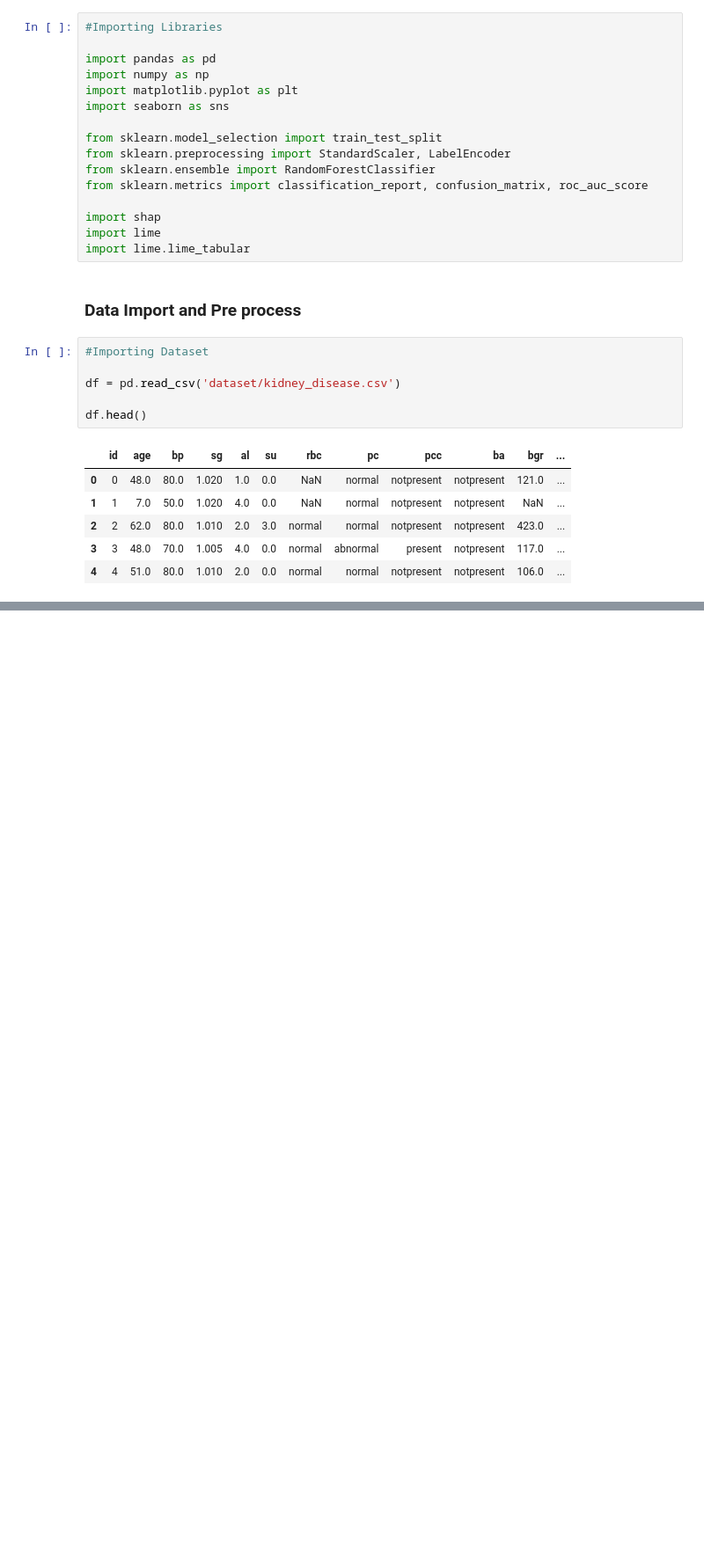
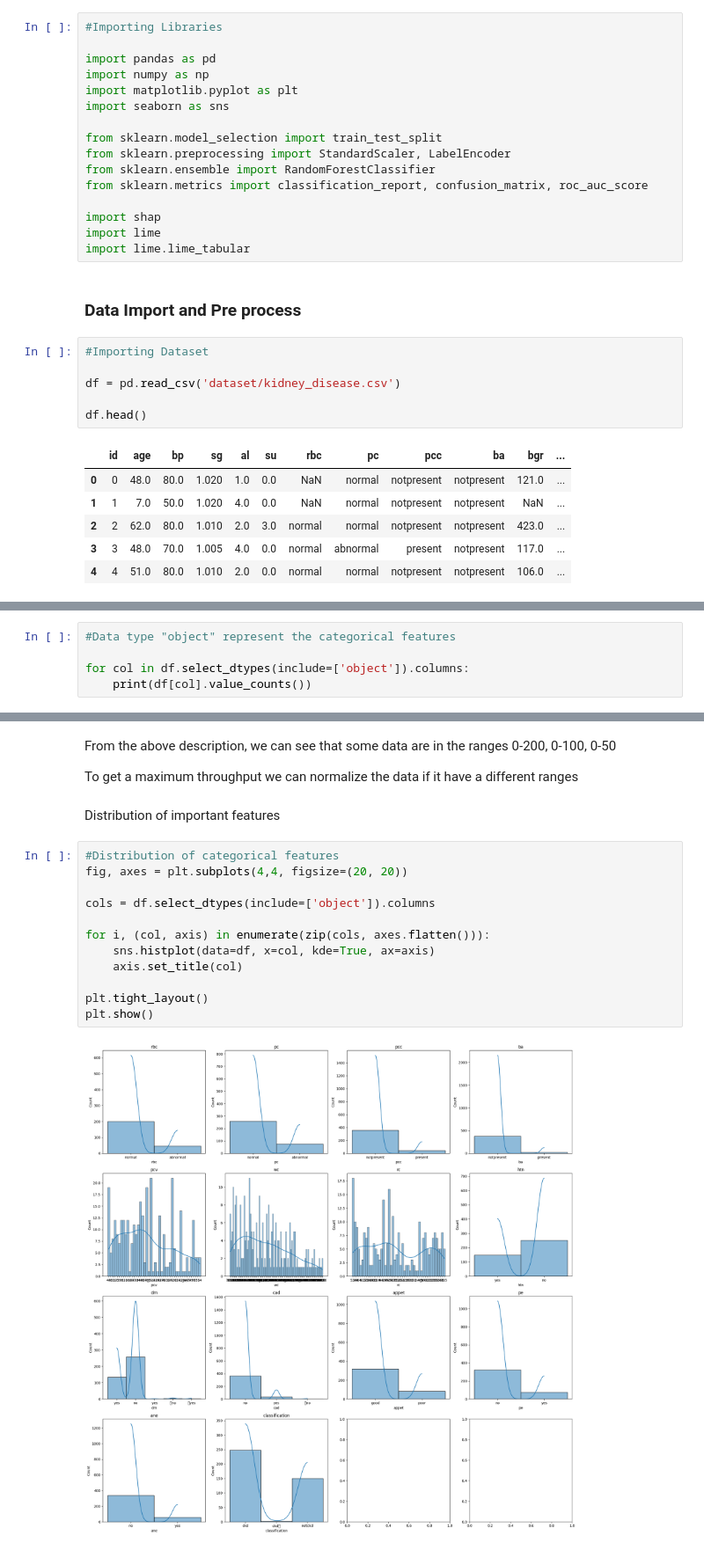
Before and after one commit to AnushkaSamaranayake/CKD_and_Diabetes_prediction_with_Explainable_AI_-XAI-, a Jupyter notebook: model.ipynb, the cells around one changed output, grey strips where cells are left out. Shown: that part at 88% size. Drawn from its saved outputs; the diff is of its cells as text; blank space fills up the shorter version.

```diff
--- a/model.ipynb
+++ b/model.ipynb
@@ -58,0 +99,5 @@ max    399.000000   90.000000  180.000000  ...  163.000000   47.000000   17.8000
+# %%
+#Data type "object" represent the categorical features
+
+for col in df.select_dtypes(include=['object']).columns:
+    print(df[col].value_counts())
@@ -58,0 +138,20 @@ max    399.000000   90.000000  180.000000  ...  163.000000   47.000000   17.8000
+# %% [markdown]
+From the above description, we can see that some data are in the ranges 0-200, 0-100, 0-50
+
+To get a maximum throughput we can normalize the data if it have a different ranges
+# %% [markdown]
+Distribution of important features
+# %%
+#Distribution of categorical features
+fig, axes = plt.subplots(4,4, figsize=(20, 20))
+
+cols = df.select_dtypes(include=['object']).columns
+
+for i, (col, axis) in enumerate(zip(cols, axes.flatten())):
+    sns.histplot(data=df, x=col, kde=True, ax=axis)
+    axis.set_title(col)
+
+plt.tight_layout()
+plt.show()
+# %% [output]
+[figure, added]
```
Also changed, not shown: parts of 27 cells of this notebook.
